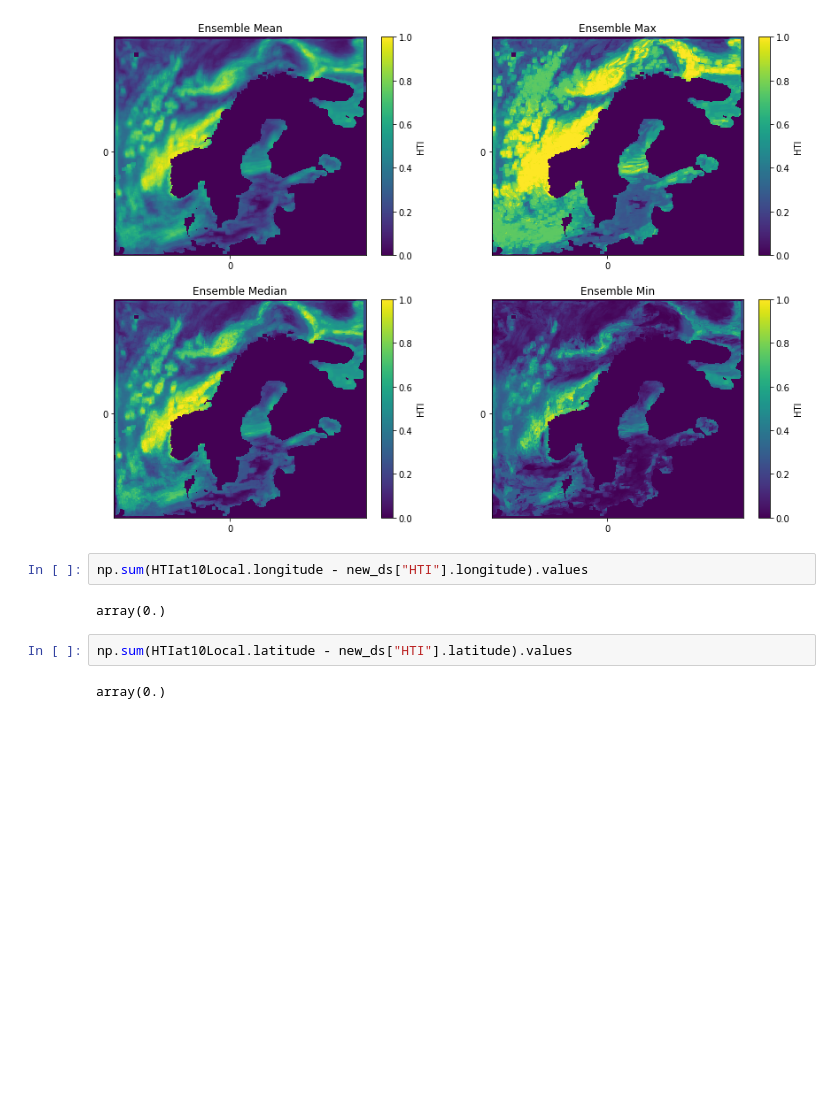
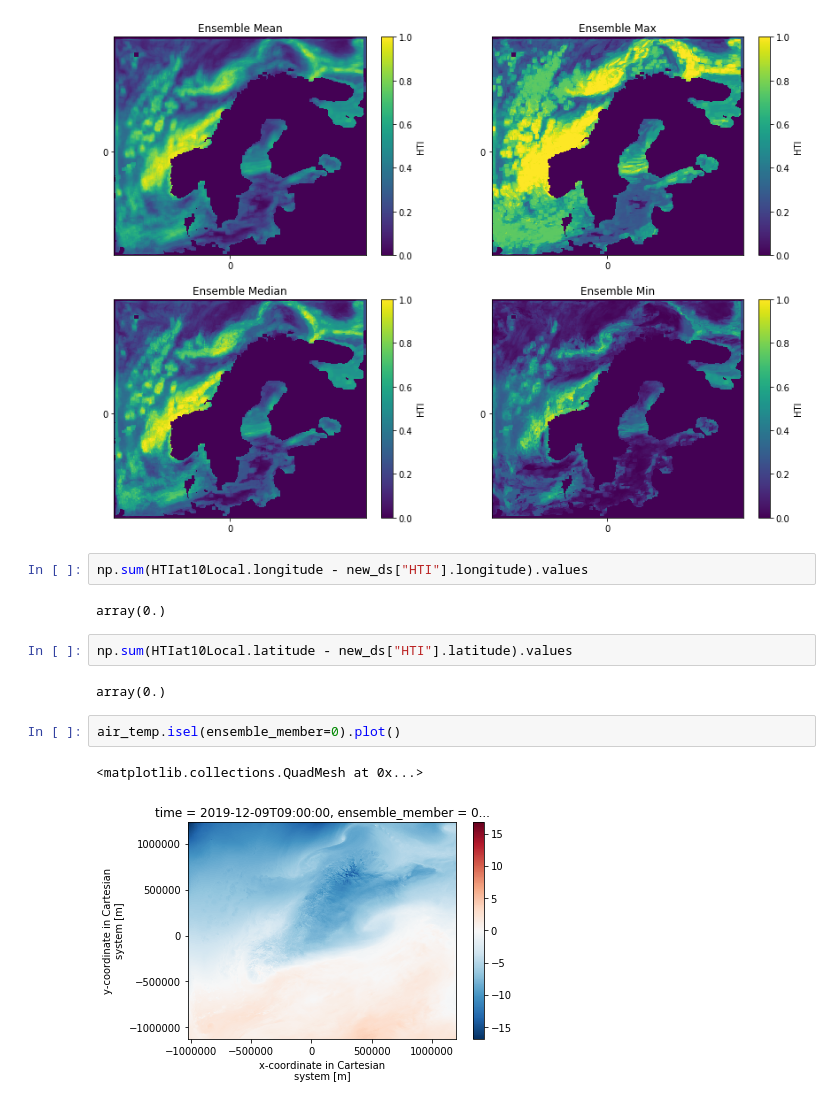
Before and after one commit to johtoblan/Master, a Jupyter notebook: Developing.ipynb, the cells around one changed output. Drawn from its saved outputs; the diff is of its cells as text; blank space fills up the shorter version.

```diff
--- a/Developing.ipynb
+++ b/Developing.ipynb
@@ -200,3 +200,8 @@ array(0.)
 np.sum(HTIat10Local.latitude - new_ds["HTI"].latitude).values
 # %% [output]
 array(0.)
+# %%
+air_temp.isel(ensemble_member=0).plot()
+# %% [output]
+<matplotlib.collections.QuadMesh at 0x...>
+[figure, added]
```
Also changed, not shown: 2 other files.
